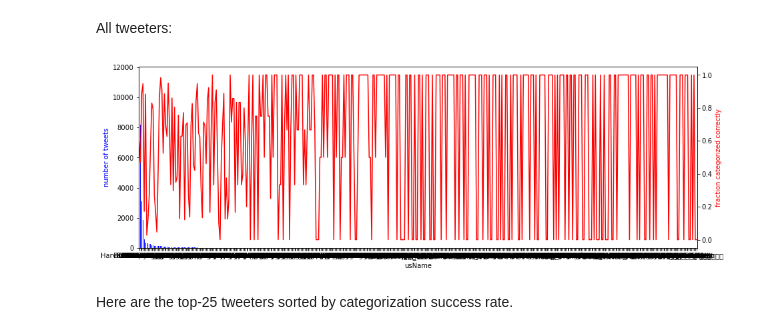
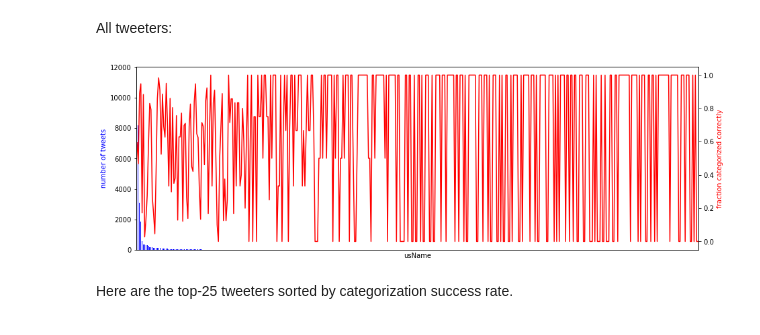
Before and after one commit to a1pat/Is-It-a-Business-Tweet, a Jupyter notebook: Tweet_Classification.ipynb, the cells around one changed output. Cells and saved outputs as stored; diff of their text form; code cells hidden in the pictures.

```diff
--- a/Tweet_Classification.ipynb
+++ b/Tweet_Classification.ipynb
@@ -436,13 +436,21 @@ ax2.set_ylabel('fraction categorized correctly', color='red');
 # %% [markdown]
 All tweeters:
 # %%
-warnings.filterwarnings("ignore")
+import matplotlib.ticker as ticker
+
 plt.figure(figsize=(15,5))
+
 ax1 = df_tweets.groupby('usName')['edInput'].agg(['count', 'mean']).sort_values('count',
     ascending=False)['count'].plot.bar(color='blue')
 ax2 = df_tweets.groupby('usName')['edInput'].agg(['count', 'mean']).sort_values('count',
     ascending=False)['mean'].plot(secondary_y=True, color='red')
+
+# the next two lines of code prevent xtick labels. there are hundreds of xtick labels.
+# this requires a very small font, which produces multiple warnings.
+ax1.xaxis.set_major_locator(ticker.NullLocator())
+ax2.xaxis.set_major_locator(ticker.NullLocator())
+
 ax1.set_ylabel('number of tweets', color='blue')
 ax2.set_ylabel('fraction categorized correctly', color='red');
 # %% [output]
-[figure, old version]
+[figure, new version]
```
Also changed, not shown: parts of 27 cells of this notebook.
